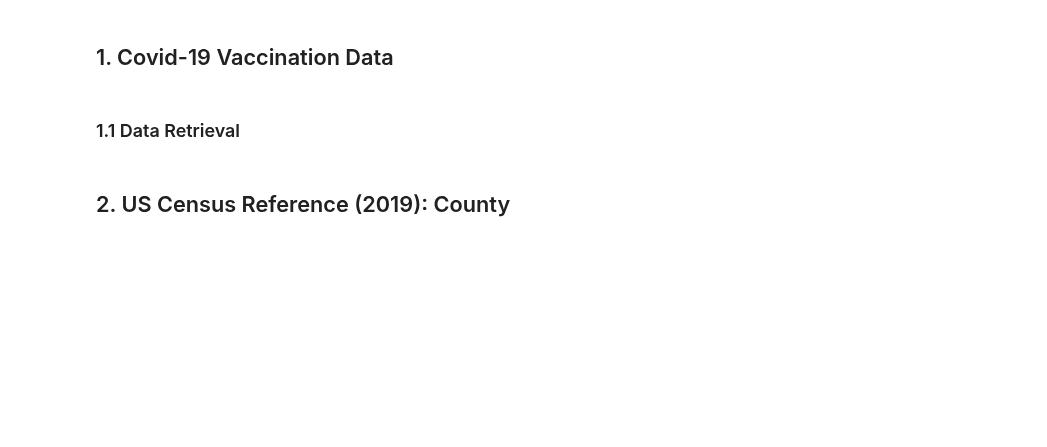
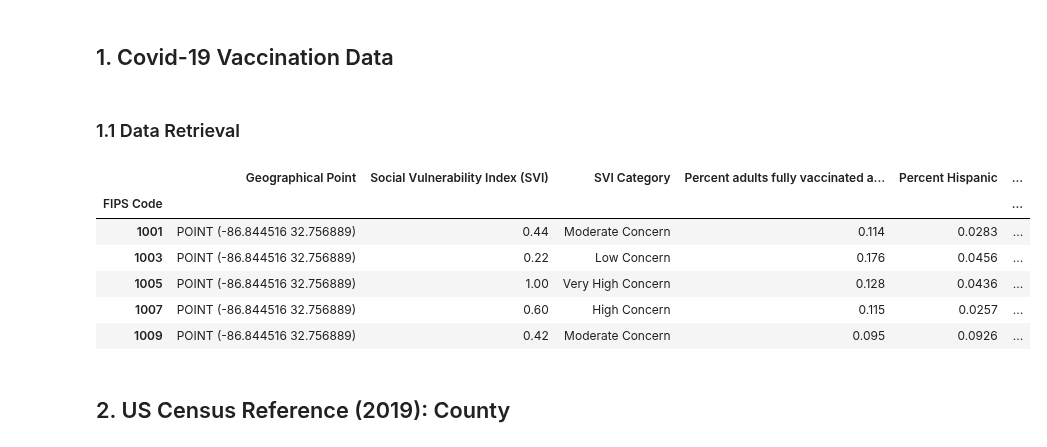
Before and after one commit to mgeffroy/P1-US-COVID-19-Vaccination-Campaign, a Jupyter notebook: P1.1_Data_Retrieval.ipynb, the cells around one changed output. Drawn from its saved outputs; the diff is of its cells as text; code cells hidden in the pictures; blank space fills up the shorter version.

```diff
--- a/P1.1_Data_Retrieval.ipynb
+++ b/P1.1_Data_Retrieval.ipynb
@@ -24,26 +24,35 @@ hesitancy_df = pd.read_csv('input_data/Vaccine_Hesitancy_Covid19.csv', encoding=
 # %%
 columns = [
     'FIPS Code',
     'Geographical Point',
     'Social Vulnerability Index (SVI)',
     'SVI Category',
     'Percent adults fully vaccinated against COVID-19',
     'Percent Hispanic',
     'Percent non-Hispanic American Indian/Alaska Native',
     'Percent non-Hispanic Asian',
     'Percent non-Hispanic Black',
     'Percent non-Hispanic Native Hawaiian/Pacific Islander',
     'Percent non-Hispanic White'
 ]
 
 vaccination_df = hesitancy_df[columns].sort_values('FIPS Code')
 vaccination_df.reset_index(inplace=True, drop=True)
 
 vaccination_df['Percent non-Hispanic Other'] = 1 - vaccination_df.iloc[:,4:10].sum(axis=1)
 
 vaccination_df.set_index('FIPS Code', drop=True, inplace=True)
+vaccination_df.head()
 
 # del hesitancy_df
+# %% [output]
+|  | Geographical Point | Social Vulnerability Index (SVI) | SVI Category | Percent adults fully vaccinated a... | Percent Hispanic | ... |
+| FIPS Code |  |  |  |  |  | ... |
+| 1001 | POINT (-86.844516 32.756889) | 0.44 | Moderate Concern | 0.114 | 0.0283 | ... |
+| 1003 | POINT (-86.844516 32.756889) | 0.22 | Low Concern | 0.176 | 0.0456 | ... |
+| 1005 | POINT (-86.844516 32.756889) | 1.00 | Very High Concern | 0.128 | 0.0436 | ... |
+| 1007 | POINT (-86.844516 32.756889) | 0.60 | High Concern | 0.115 | 0.0257 | ... |
+| 1009 | POINT (-86.844516 32.756889) | 0.42 | Moderate Concern | 0.095 | 0.0926 | ... |
 # %% [markdown]
 ## 2. US Census Reference (2019): County
 # %% [markdown]
```
Also changed, not shown: parts of 4 cells of this notebook, 4 other files.
